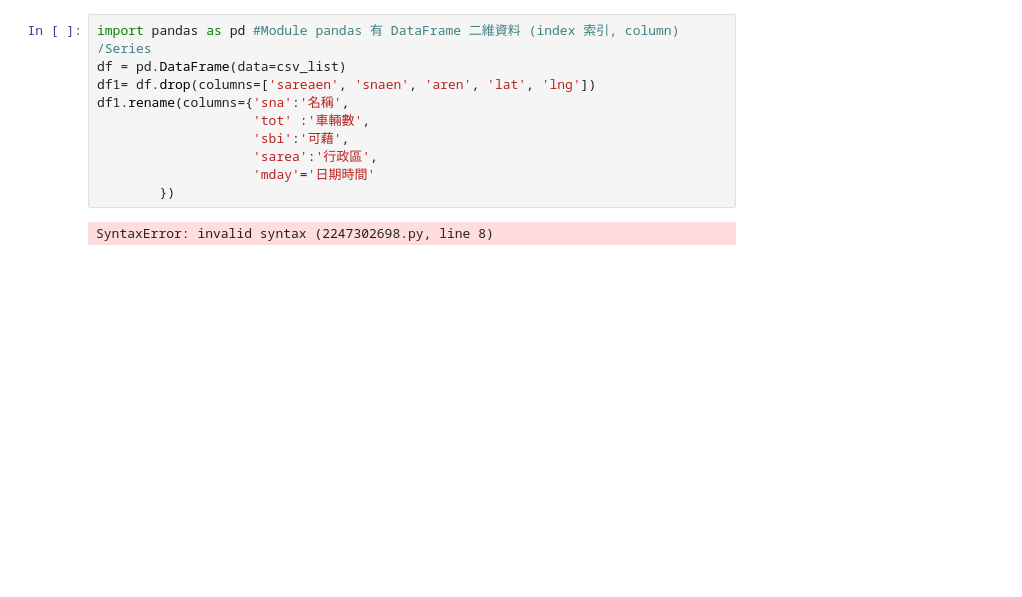
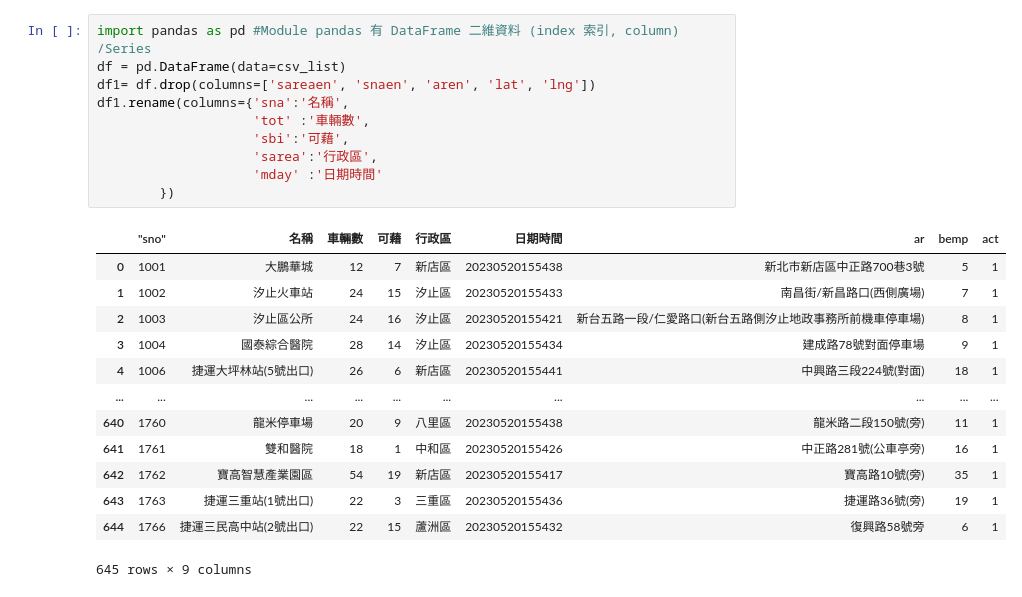
Before and after one commit to Wendy-TW/Python_Class_202305, a Jupyter notebook: Lesson_6_4DataFrame.ipynb, the cells around one changed output. Saved outputs shown, nothing was run; the diff lists cells and outputs as text; blank space fills up the shorter version.

```diff
--- a/Lesson_6_4DataFrame.ipynb
+++ b/Lesson_6_4DataFrame.ipynb
@@ -53,15 +37,27 @@ for item_dict in csv_list:
 # %%
 import pandas as pd #Module pandas 有 DataFrame 二維資料 (index 索引, column) /Series
 df = pd.DataFrame(data=csv_list)
 df1= df.drop(columns=['sareaen', 'snaen', 'aren', 'lat', 'lng'])
 df1.rename(columns={'sna':'名稱',
                     'tot' :'車輛數',
                     'sbi':'可藉',
                     'sarea':'行政區',
-                    'mday'='日期時間'
+                    'mday' :'日期時間'
         })
 # %% [output]
+|  | ﻿"sno" | 名稱 | 車輛數 | 可藉 | 行政區 | 日期時間 | ar | bemp | act |
+| 0 | 1001 | 大鵬華城 | 12 | 7 | 新店區 | 20230520155438 | 新北市新店區中正路700巷3號 | 5 | 1 |
+| 1 | 1002 | 汐止火車站 | 24 | 15 | 汐止區 | 20230520155433 | 南昌街/新昌路口(西側廣場) | 7 | 1 |
+| 2 | 1003 | 汐止區公所 | 24 | 16 | 汐止區 | 20230520155421 | 新台五路一段/仁愛路口(新台五路側汐止地政事務所前機車停車場) | 8 | 1 |
+| 3 | 1004 | 國泰綜合醫院 | 28 | 14 | 汐止區 | 20230520155434 | 建成路78號對面停車場 | 9 | 1 |
+| 4 | 1006 | 捷運大坪林站(5號出口) | 26 | 6 | 新店區 | 20230520155441 | 中興路三段224號(對面) | 18 | 1 |
+| ... | ... | ... | ... | ... | ... | ... | ... | ... | ... |
+| 640 | 1760 | 龍米停車場 | 20 | 9 | 八里區 | 20230520155438 | 龍米路二段150號(旁) | 11 | 1 |
+| 641 | 1761 | 雙和醫院 | 18 | 1 | 中和區 | 20230520155426 | 中正路281號(公車亭旁) | 16 | 1 |
+| 642 | 1762 | 寶高智慧產業園區 | 54 | 19 | 新店區 | 20230520155417 | 寶高路10號(旁) | 35 | 1 |
+| 643 | 1763 | 捷運三重站(1號出口) | 22 | 3 | 三重區 | 20230520155436 | 捷運路36號(旁) | 19 | 1 |
+| 644 | 1766 | 捷運三民高中站(2號出口) | 22 | 15 | 蘆洲區 | 20230520155432 | 復興路58號旁 | 6 | 1 |
-SyntaxError: invalid syntax (2247302698.py, line 8)
+645 rows × 9 columns
 # %%
 import pandas as pd
 df = pd.DataFrame(data=csv_list)
```
Also changed, not shown: parts of 3 cells of this notebook.
